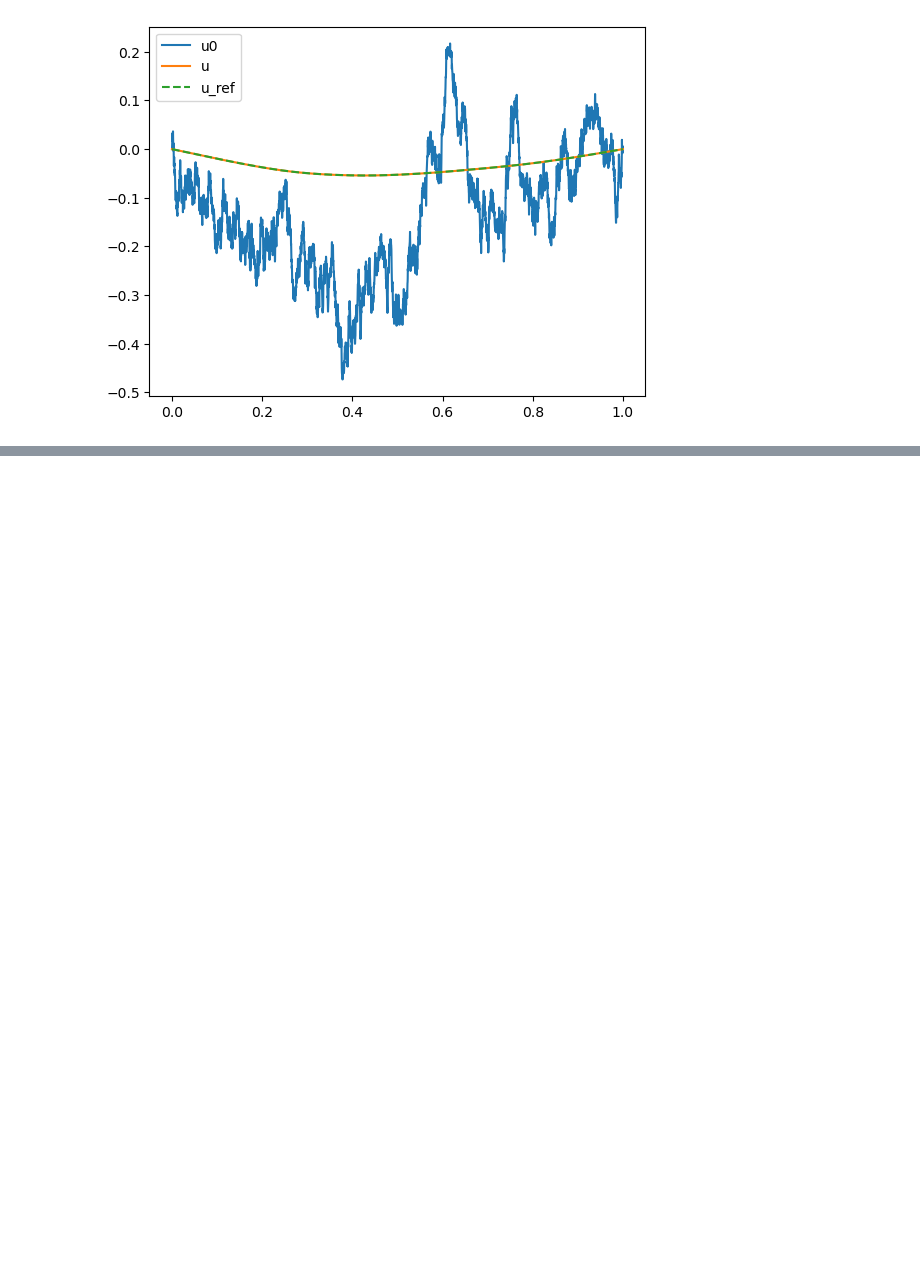
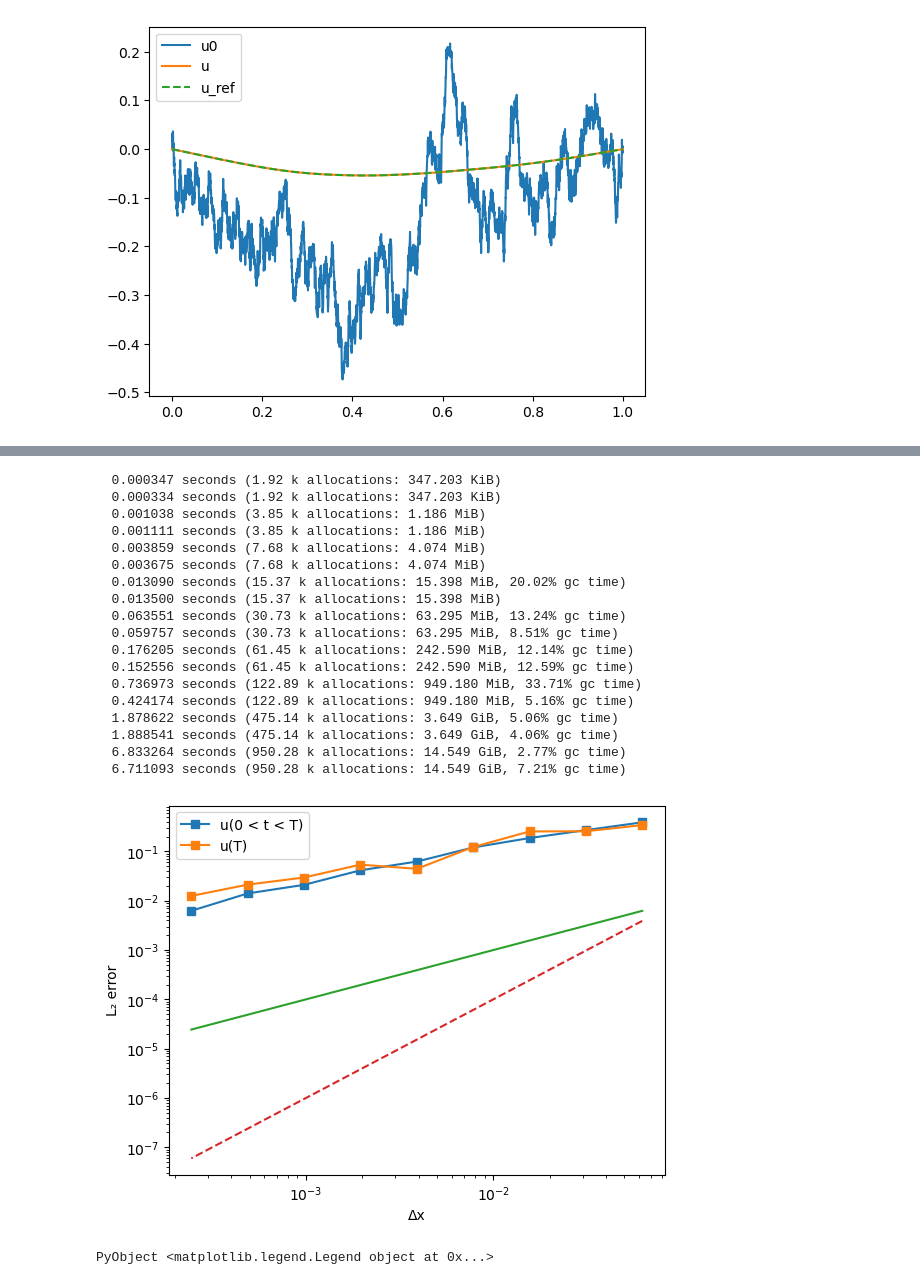
Before and after one commit to PKU-CMEGroup/NeuralOperator, a Jupyter notebook: eq1d/eq1d.ipynb, the cells around one changed output, grey strips where cells are left out. Drawn from its saved outputs; the diff is of its cells as text; code cells hidden in the pictures; blank space fills up the shorter version.

```diff
--- a/eq1d/eq1d.ipynb
+++ b/eq1d/eq1d.ipynb
@@ -24,7 +25,7 @@ for (i, Ne) in enumerate(Nes)
         us[j, :] = solve_Poisson_1D(fs[j, :])
     end
 
-    errors[i] = norm(us - us_ref)/Nθ/Ne
+    errors[i] = norm(us - us_ref)/sqrt(Nθ)/sqrt(Ne)
 
     if i == length(Nes)
         for j = 1:Nθ
@@ -90,7 +91,7 @@ for (i, Ne) in enumerate(Nes)
         us[j, :] = solve_Darcy_1D(as[j, :], f)
     end
 
-    errors[i] = norm(us - us_ref[:, 1:Int64(Ne_ref/Ne):end])/Nθ/Ne
+    errors[i] = norm(us - us_ref[:, 1:Int64(Ne_ref/Ne):end])/sqrt(Nθ)/sqrt(Ne)
 
     if i == length(Nes)
         for j = 1:Nθ
@@ -150,7 +151,7 @@ for (i, Ne) in enumerate(Nes)
     end
 
     us_ref = generate_1d_heat_ref(θs, θᵖs, Ne+1, T;  d=1.0, τ=3.0)
-    errors[i] = norm(us - us_ref)/Nθ/Ne
+    errors[i] = norm(us - us_ref)/sqrt(Nθ)/sqrt(Ne)
 
     if i == length(Nes)
         for j = 1:Nθ
@@ -181,0 +235,51 @@ PyObject Text(24.000000000000007, 0.5, 'L₂ error')
+# %%
+# compute error for space and time solution
+errors = zeros(2, length(Nes))
+for (i, Ne) in enumerate(Nes)
+    Nt = 4Ne
+    Nt_save = 64
+    Δt = 1.0/(Nt)
+    ν = 1.0e-4
+
+    u0 = u0_ref[:, 1:Int64(Ne_ref/Ne):end]
+    f = zeros(Ne+1)
+    us = zeros(Nθ, Nt_save+1, Ne+1)
+    for j = 1:Nθ
+        @time us_temp = solve_Burgers_1D(u0[j, :], f, ν, Δt, Nt)
+        us[j, :, :] = us_temp[1:div(Nt,Nt_save):end, :]
+    end
+
+    errors[1, i] = norm(us - us_ref[:, :, 1:Int64(Ne_ref/Ne):end])/norm(us_ref[:, :, 1:Int64(Ne_ref/Ne):end])
+    errors[2, i] = norm(us[:,end,:] - us_ref[:, end, 1:Int64(Ne_ref/Ne):end])/norm(us_ref[:, end, 1:Int64(Ne_ref/Ne):end])
+
+end
+
+PyPlot.figure()
+PyPlot.loglog(Δxs, errors[1, :], "-s", label="u(0 < t < T)")
+PyPlot.loglog(Δxs, errors[2, :], "-s", label="u(T)")
+PyPlot.loglog(Δxs, Δxs/10, "-")
+PyPlot.loglog(Δxs, Δxs.^2, "--")
+PyPlot.xlabel("Δx")
+PyPlot.ylabel("L₂ error")
+PyPlot.legend()
+# %% [output]
+  0.000347 seconds (1.92 k allocations: 347.203 KiB)
+  0.000334 seconds (1.92 k allocations: 347.203 KiB)
+  0.001038 seconds (3.85 k allocations: 1.186 MiB)
+  0.001111 seconds (3.85 k allocations: 1.186 MiB)
+  0.003859 seconds (7.68 k allocations: 4.074 MiB)
+  0.003675 seconds (7.68 k allocations: 4.074 MiB)
+  0.013090 seconds (15.37 k allocations: 15.398 MiB, 20.02% gc time)
+  0.013500 seconds (15.37 k allocations: 15.398 MiB)
+  0.063551 seconds (30.73 k allocations: 63.295 MiB, 13.24% gc time)
+  0.059757 seconds (30.73 k allocations: 63.295 MiB, 8.51% gc time)
+  0.176205 seconds (61.45 k allocations: 242.590 MiB, 12.14% gc time)
+  0.152556 seconds (61.45 k allocations: 242.590 MiB, 12.59% gc time)
+  0.736973 seconds (122.89 k allocations: 949.180 MiB, 33.71% gc time)
+  0.424174 seconds (122.89 k allocations: 949.180 MiB, 5.16% gc time)
+  1.878622 seconds (475.14 k allocations: 3.649 GiB, 5.06% gc time)
+  1.888541 seconds (475.14 k allocations: 3.649 GiB, 4.06% gc time)
+  6.833264 seconds (950.28 k allocations: 14.549 GiB, 2.77% gc time)
+  6.711093 seconds (950.28 k allocations: 14.549 GiB, 7.21% gc time)
+[figure, added]
+PyObject <matplotlib.legend.Legend object at 0x...>
```
Also changed, not shown: parts of 21 cells of this notebook, 28 other files.
